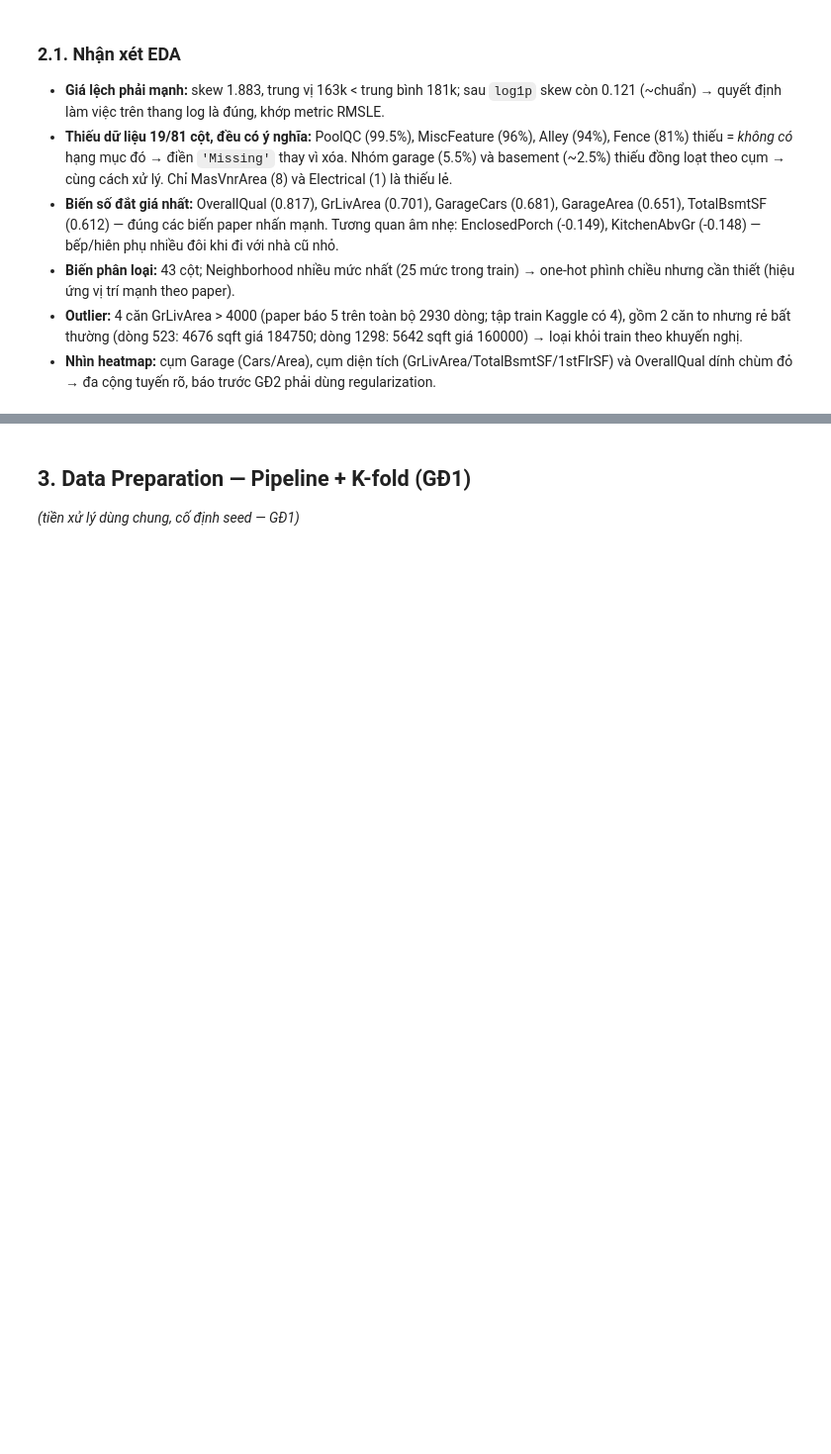
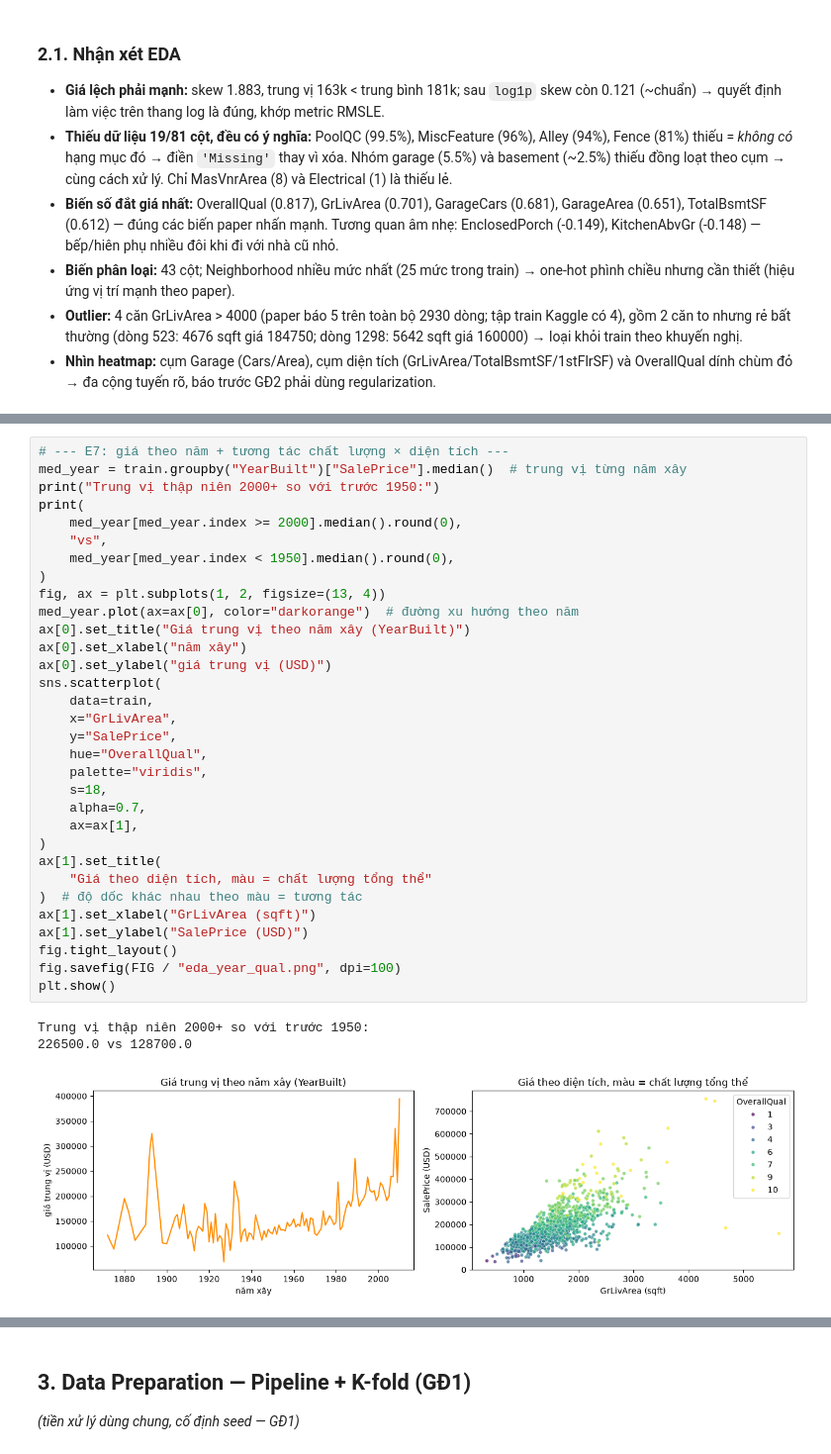
Before and after one commit to QuangMinh03042005/DeepLearningDDU1231, a Jupyter notebook: Lab02/lab02.ipynb, the cells around one changed output, grey strips where cells are left out. Shown at 99% size. Cells and saved outputs as stored; diff of their text form; blank space fills up the shorter version.

```diff
--- a/Lab02/lab02.ipynb
+++ b/Lab02/lab02.ipynb
@@ -278,0 +361,36 @@ print("Đã lưu ảnh vào", FIG)
+# %%
+# --- E7: giá theo năm + tương tác chất lượng × diện tích ---
+med_year = train.groupby("YearBuilt")["SalePrice"].median()  # trung vị từng năm xây
+print("Trung vị thập niên 2000+ so với trước 1950:")
+print(
+    med_year[med_year.index >= 2000].median().round(0),
+    "vs",
+    med_year[med_year.index < 1950].median().round(0),
+)
+fig, ax = plt.subplots(1, 2, figsize=(13, 4))
+med_year.plot(ax=ax[0], color="darkorange")  # đường xu hướng theo năm
+ax[0].set_title("Giá trung vị theo năm xây (YearBuilt)")
+ax[0].set_xlabel("năm xây")
+ax[0].set_ylabel("giá trung vị (USD)")
+sns.scatterplot(
+    data=train,
+    x="GrLivArea",
+    y="SalePrice",
+    hue="OverallQual",
+    palette="viridis",
+    s=18,
+    alpha=0.7,
+    ax=ax[1],
+)
+ax[1].set_title(
+    "Giá theo diện tích, màu = chất lượng tổng thể"
+)  # độ dốc khác nhau theo màu = tương tác
+ax[1].set_xlabel("GrLivArea (sqft)")
+ax[1].set_ylabel("SalePrice (USD)")
+fig.tight_layout()
+fig.savefig(FIG / "eda_year_qual.png", dpi=100)
+plt.show()
+# %% [output]
+Trung vị thập niên 2000+ so với trước 1950:
+226500.0 vs 128700.0
+[figure, added]
```
Also changed, not shown: parts of 9 cells of this notebook, 3 other files.
